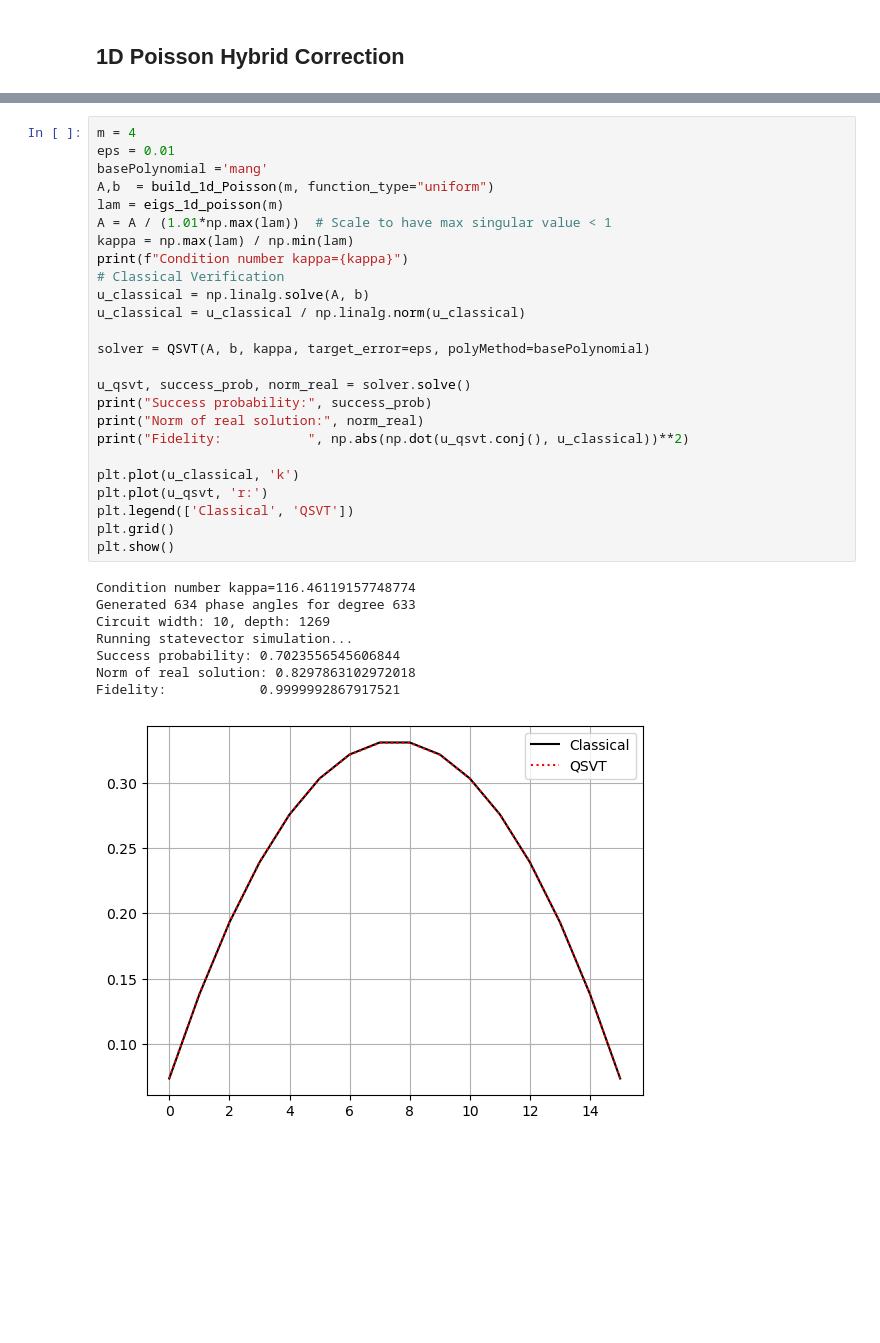
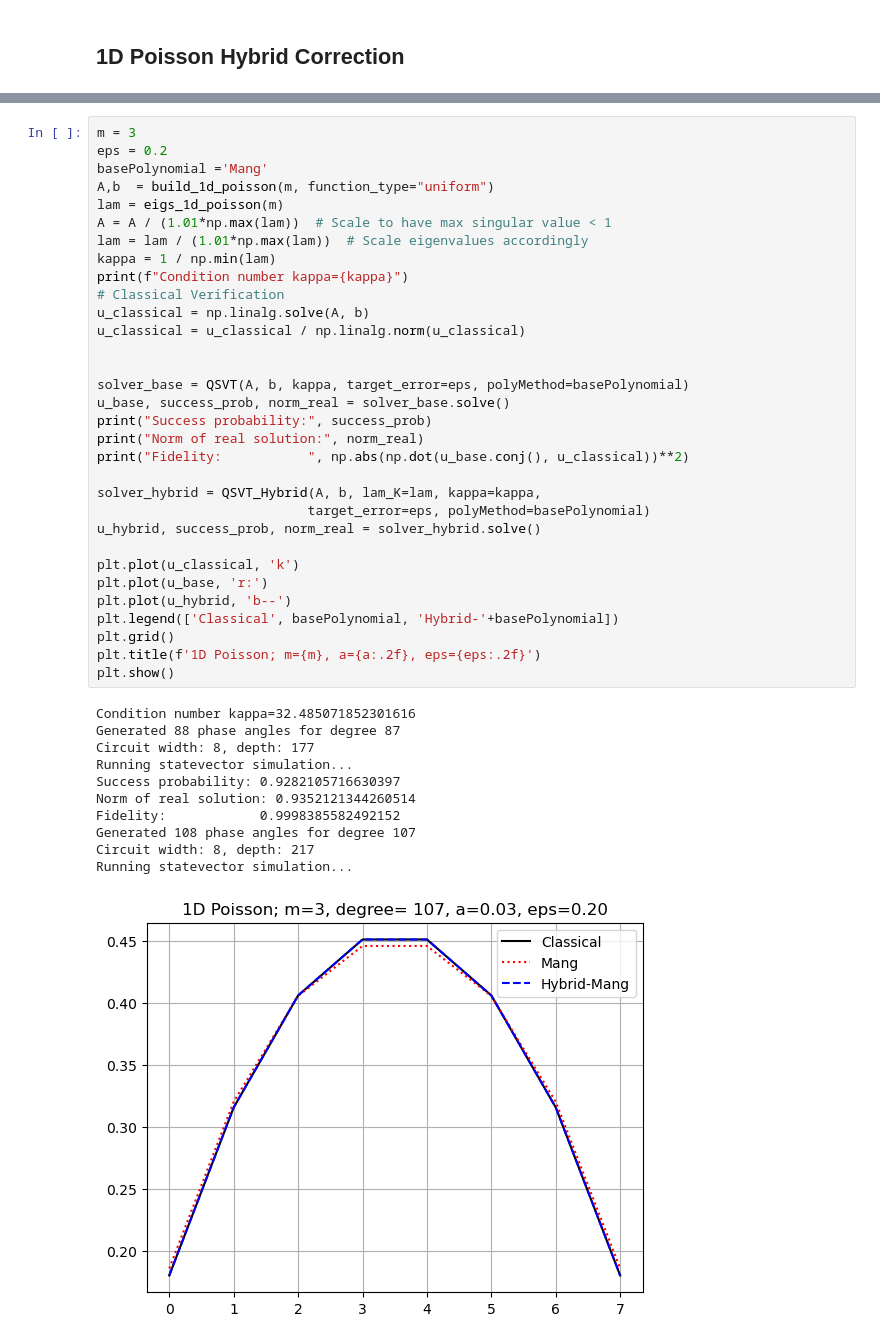
Before and after one commit to UW-ERSL/SpectralCorrectionQSVT, a Jupyter notebook: tutorial.ipynb, the cells around one changed output, grey strips where cells are left out. Drawn from its saved outputs; the diff is of its cells as text; blank space fills up the shorter version.

```diff
--- a/tutorial.ipynb
+++ b/tutorial.ipynb
@@ -121,35 +128,45 @@ plt.show()
 # %%
-m = 4
-eps = 0.01
-basePolynomial ='mang'
-A,b  = build_1d_Poisson(m, function_type="uniform")
+m = 3
+eps = 0.2
+basePolynomial ='Mang'
+A,b  = build_1d_poisson(m, function_type="uniform")
 lam = eigs_1d_poisson(m)
 A = A / (1.01*np.max(lam))  # Scale to have max singular value < 1
-kappa = np.max(lam) / np.min(lam)
+lam = lam / (1.01*np.max(lam))  # Scale eigenvalues accordingly
+kappa = 1 / np.min(lam)
 print(f"Condition number kappa={kappa}")
 # Classical Verification
 u_classical = np.linalg.solve(A, b)
 u_classical = u_classical / np.linalg.norm(u_classical)
 
-solver = QSVT(A, b, kappa, target_error=eps, polyMethod=basePolynomial)
 
-u_qsvt, success_prob, norm_real = solver.solve()
+solver_base = QSVT(A, b, kappa, target_error=eps, polyMethod=basePolynomial)
+u_base, success_prob, norm_real = solver_base.solve()
 print("Success probability:", success_prob)
 print("Norm of real solution:", norm_real)
-print("Fidelity:           ", np.abs(np.dot(u_qsvt.conj(), u_classical))**2)
+print("Fidelity:           ", np.abs(np.dot(u_base.conj(), u_classical))**2)
+
+solver_hybrid = QSVT_Hybrid(A, b, lam_K=lam, kappa=kappa,
+                           target_error=eps, polyMethod=basePolynomial)
+u_hybrid, success_prob, norm_real = solver_hybrid.solve()
 
 plt.plot(u_classical, 'k')
-plt.plot(u_qsvt, 'r:')
-plt.legend(['Classical', 'QSVT'])
+plt.plot(u_base, 'r:')
+plt.plot(u_hybrid, 'b--')
+plt.legend(['Classical', basePolynomial, 'Hybrid-'+basePolynomial])
 plt.grid()
+plt.title(f'1D Poisson; m={m}, a={a:.2f}, eps={eps:.2f}')
 plt.show()
 # %% [output]
-Condition number kappa=116.46119157748774
-Generated 634 phase angles for degree 633
-Circuit width: 10, depth: 1269
+Condition number kappa=32.485071852301616
+Generated 88 phase angles for degree 87
+Circuit width: 8, depth: 177
 Running statevector simulation...
-Success probability: 0.7023556545606844
-Norm of real solution: 0.8297863102972018
-Fidelity:            0.9999992867917521
+Success probability: 0.9282105716630397
+Norm of real solution: 0.9352121344260514
+Fidelity:            0.9998385582492152
+Generated 108 phase angles for degree 107
+Circuit width: 8, depth: 217
+Running statevector simulation...
-[figure, old version]
+[figure, new version]
 # %% [markdown]
```
Also changed, not shown: parts of 7 cells of this notebook, 2 other files.
